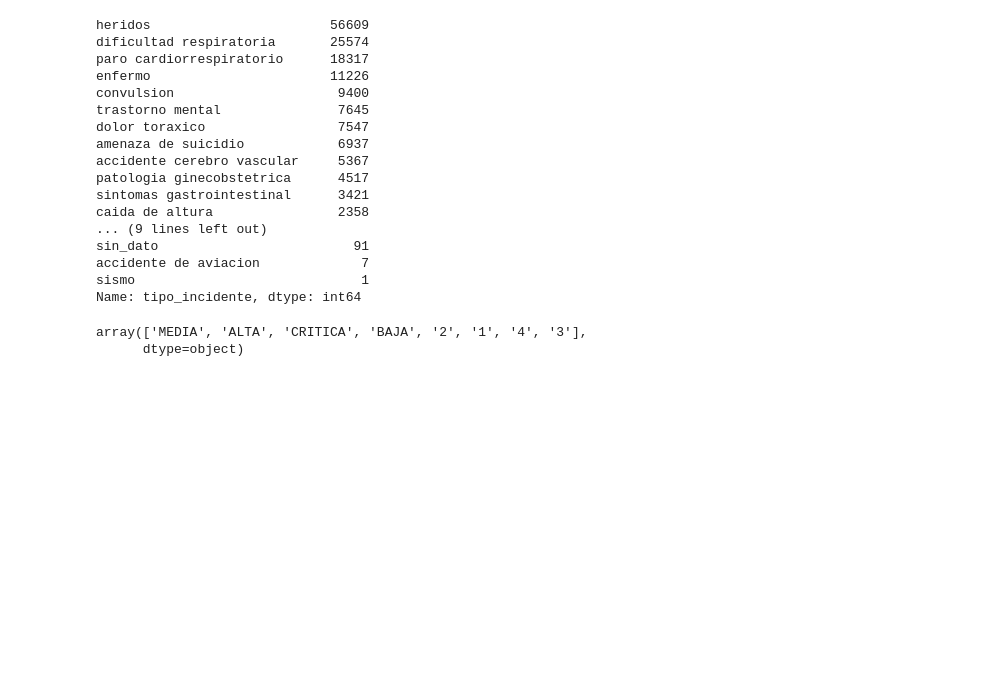
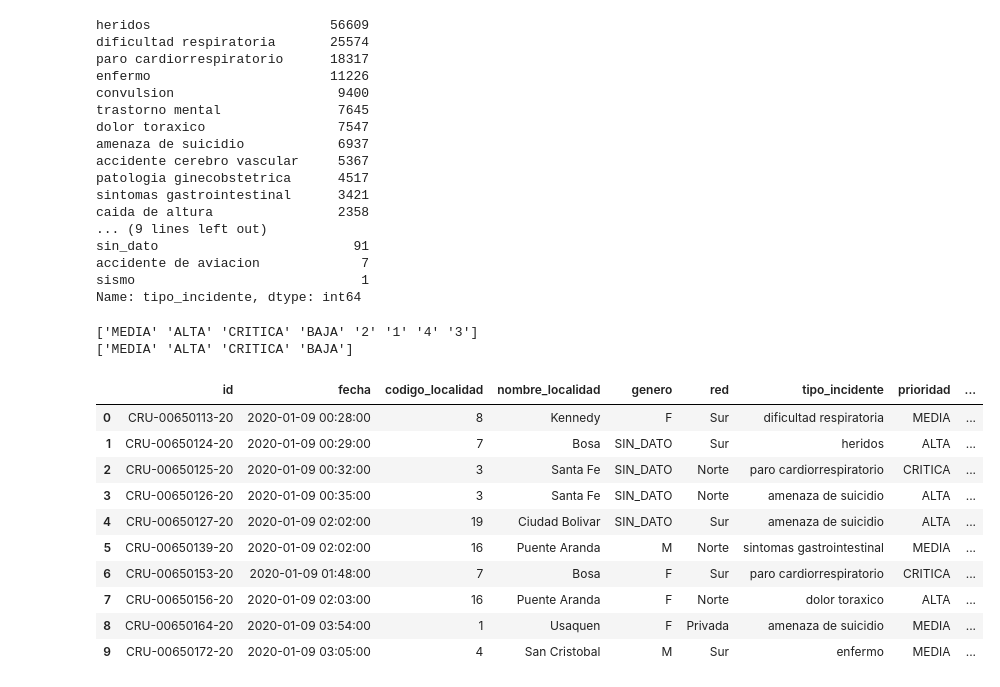
Before and after one commit to ceao1/linea123_bogota, a Jupyter notebook: analisis.ipynb, the cells around one changed output. Drawn from its saved outputs; the diff is of its cells as text; code cells hidden in the pictures; blank space fills up the shorter version.

```diff
--- a/analisis.ipynb
+++ b/analisis.ipynb
@@ -334,10 +334,32 @@ sin_dato                         91
 accidente de aviacion             7
 sismo                             1
 Name: tipo_incidente, dtype: int64
-# %%
-#se procede a revisar la columna de prioridad
-
-df20['prioridad'].unique()
-# %% [output]
-array(['MEDIA', 'ALTA', 'CRITICA', 'BAJA', '2', '1', '4', '3'],
-      dtype=object)
+# %%
+#se procede a revisar la columna de prioridad
+
+print(df20['prioridad'].unique())
+
+#investigando se encontro que el 1, 2, 3 y 4 corresponden a CRITICA, ALTA, MEDIA y BAJA respectivamente. Se procede a reemplazar de acuerdo a esto
+
+df20['prioridad'].replace('1', 'CRITICA', inplace=True)
+df20['prioridad'].replace('2', 'ALTA', inplace=True)
+df20['prioridad'].replace('3', 'MEDIA', inplace=True)
+df20['prioridad'].replace('4', 'BAJA', inplace=True)
+print(df20['prioridad'].unique())
+# %% [output]
+['MEDIA' 'ALTA' 'CRITICA' 'BAJA' '2' '1' '4' '3']
+['MEDIA' 'ALTA' 'CRITICA' 'BAJA']
+# %%
+df20.head(10)
+# %% [output]
+|  | id | fecha | codigo_localidad | nombre_localidad | genero | red | tipo_incidente | prioridad | ... |
+| 0 | CRU-00650113-20 | 2020-01-09 00:28:00 | 8 | Kennedy | F | Sur | dificultad respiratoria | MEDIA | ... |
+| 1 | CRU-00650124-20 | 2020-01-09 00:29:00 | 7 | Bosa | SIN_DATO | Sur | heridos | ALTA | ... |
+| 2 | CRU-00650125-20 | 2020-01-09 00:32:00 | 3 | Santa Fe | SIN_DATO | Norte | paro cardiorrespiratorio | CRITICA | ... |
+| 3 | CRU-00650126-20 | 2020-01-09 00:35:00 | 3 | Santa Fe | SIN_DATO | Norte | amenaza de suicidio | ALTA | ... |
+| 4 | CRU-00650127-20 | 2020-01-09 02:02:00 | 19 | Ciudad Bolivar | SIN_DATO | Sur | amenaza de suicidio | ALTA | ... |
+| 5 | CRU-00650139-20 | 2020-01-09 02:02:00 | 16 | Puente Aranda | M | Norte | sintomas gastrointestinal | MEDIA | ... |
+| 6 | CRU-00650153-20 | 2020-01-09 01:48:00 | 7 | Bosa | F | Sur | paro cardiorrespiratorio | CRITICA | ... |
+| 7 | CRU-00650156-20 | 2020-01-09 02:03:00 | 16 | Puente Aranda | F | Norte | dolor toraxico | ALTA | ... |
+| 8 | CRU-00650164-20 | 2020-01-09 03:54:00 | 1 | Usaquen | F | Privada | amenaza de suicidio | MEDIA | ... |
+| 9 | CRU-00650172-20 | 2020-01-09 03:05:00 | 4 | San Cristobal | M | Sur | enfermo | MEDIA | ... |
```
Also changed, not shown: parts of 3 cells of this notebook.
